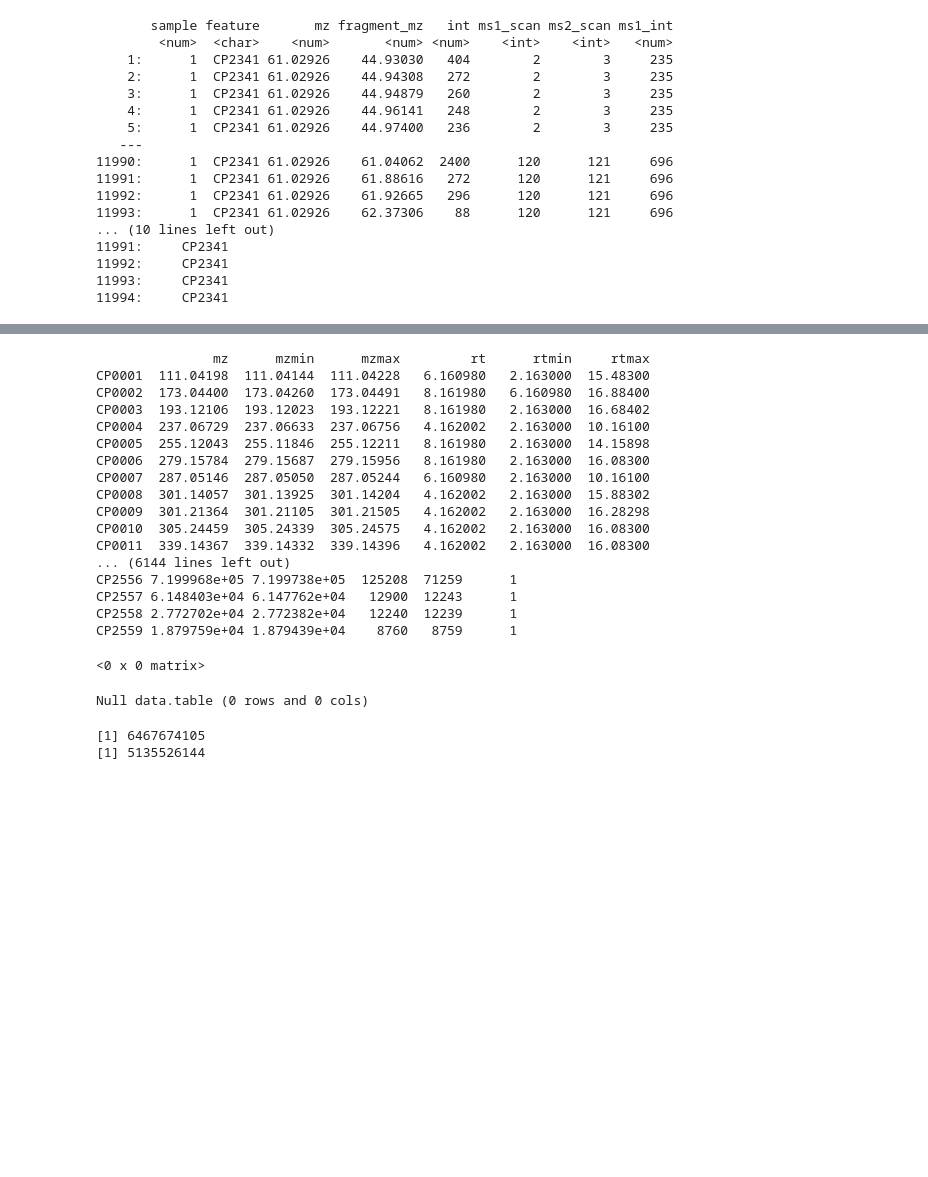
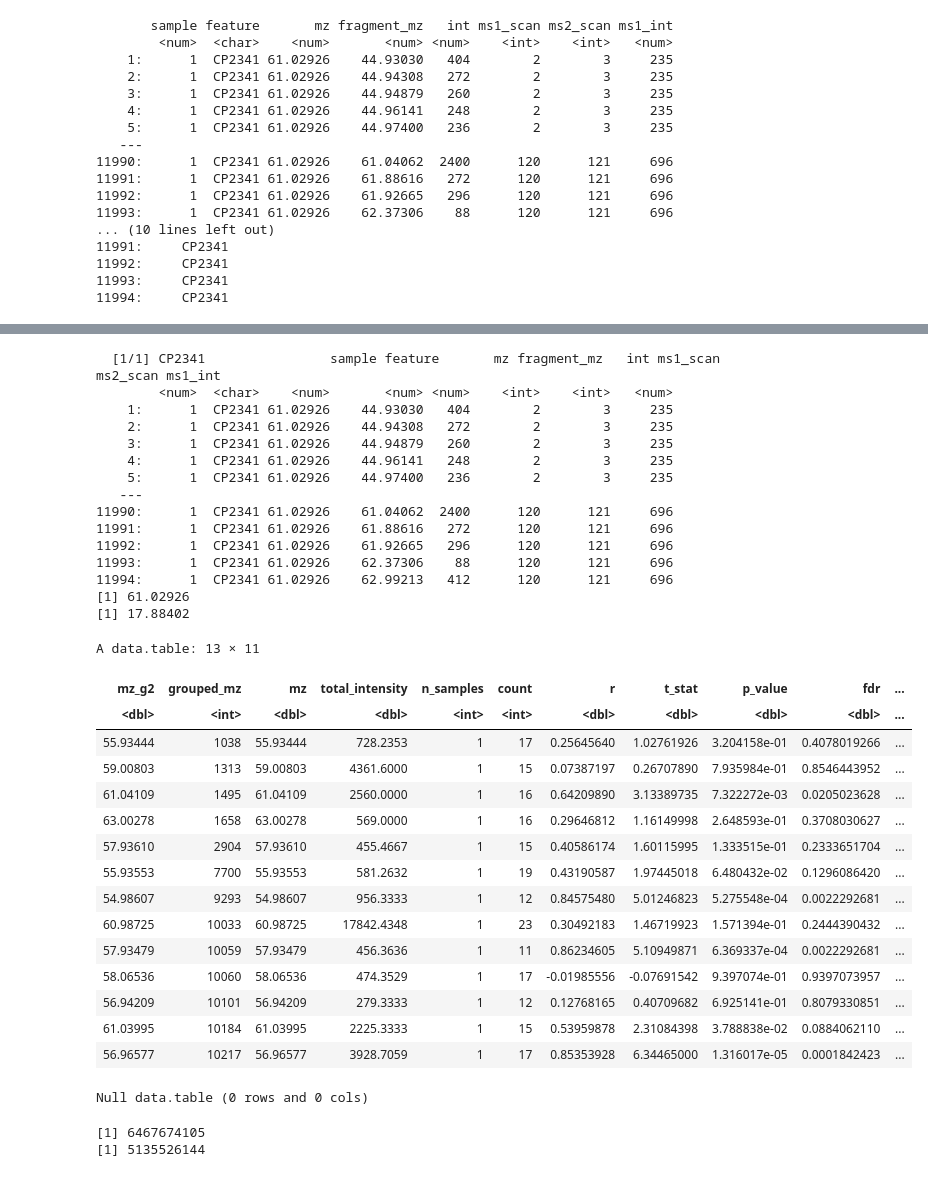
Before and after one commit to JohanLassen/carpeDIAMS, a Jupyter notebook: experiments.ipynb, the cells around one changed output, grey strips where cells are left out. Cells and saved outputs as stored; diff of their text form; code cells hidden in the pictures; blank space fills up the shorter version.

```diff
--- a/experiments.ipynb
+++ b/experiments.ipynb
@@ -316,6 +346,3 @@ print(a)
 11992:     CP2341
 11993:     CP2341
 11994:     CP2341
-# %%
-fd <- as.data.frame(fd)
-fd
@@ -342,7 +349,7 @@ A data.frame: 39591 × 1
 # %%
 targets = "CP2341"
 file_directory = tmp_dir
-fd               = fd
+fd               = as.data.frame(fd)
 con              = NULL
 ms1_ppm          = 10
 grouper          = ppm_upgma(ppm = 30)
@@ -353,6 +360,7 @@ min_count        = 10L
 mgf_dir          = NULL
 fetch_chunk_size = 200L
 progress         = TRUE
+report = FALSE
 
 own_con <- is.null(con)
 if (own_con) {
@@ -364,8 +372,11 @@ fd_df <- NULL
 if (!is.null(fd)) {
   fd_df <- as.data.frame(fd)
   if ("feature_id" %in% colnames(fd_df)) rownames(fd_df) <- fd_df$feature_id
+  if (!"mzmed" %in% colnames(fd_df) && "mz" %in% colnames(fd_df))
+    fd_df$mzmed <- fd_df$mz
+  if (!"rtmed" %in% colnames(fd_df) && "rt" %in% colnames(fd_df))
+    fd_df$rtmed <- fd_df$rt
 }
-print(fd_df)
 has_fd <- !is.null(fd_df)
 
 total <- length(targets)
@@ -430,56 +441,70 @@ results <- data.table::rbindlist(lapply(fetch_chunks, function(chunk_ids) {
     }
 
     n_samples_per_group <- out$grouped_signal[
       group %in% pseudo_spec$group,
       .(n_samples = data.table::uniqueN(sample)),
       by = group
     ]
     pseudo_spec <- merge(pseudo_spec, n_samples_per_group,
                           by = "group", all.x = TRUE)
 
     data.table::data.table(
       mz_g2           = pseudo_spec$fragment_mz,
       grouped_mz      = as.integer(pseudo_spec$group),
       mz              = pseudo_spec$fragment_mz,
       total_intensity = pseudo_spec$int,
       n_samples       = as.integer(pseudo_spec$n_samples),
       count           = as.integer(pseudo_spec$count),
       r               = pseudo_spec$correlation,
-      t_stat          = NA_real_,
+      t_stat          = pseudo_spec$correlation * sqrt(pseudo_spec$count - 2) /
+         sqrt(1 - pseudo_spec$correlation^2),
       p_value         = pseudo_spec$p_value,
       fdr             = pseudo_spec$fdr,
       feature_id      = target
     )
   }), fill = TRUE)
 }), fill = TRUE)
 
 if (progress) cat("\n")
 results
 
 DBI::dbDisconnect(con, shutdown = TRUE)
 # %% [output]
-               mz      mzmin      mzmax         rt      rtmin     rtmax
-CP0001  111.04198  111.04144  111.04228   6.160980   2.163000  15.48300
-CP0002  173.04400  173.04260  173.04491   8.161980   6.160980  16.88400
-CP0003  193.12106  193.12023  193.12221   8.161980   2.163000  16.68402
-CP0004  237.06729  237.06633  237.06756   4.162002   2.163000  10.16100
-CP0005  255.12043  255.11846  255.12211   8.161980   2.163000  14.15898
-CP0006  279.15784  279.15687  279.15956   8.161980   2.163000  16.08300
-CP0007  287.05146  287.05050  287.05244   6.160980   2.163000  10.16100
-CP0008  301.14057  301.13925  301.14204   4.162002   2.163000  15.88302
-CP0009  301.21364  301.21105  301.21505   4.162002   2.163000  16.28298
-CP0010  305.24459  305.24339  305.24575   4.162002   2.163000  16.08300
-CP0011  339.14367  339.14332  339.14396   4.162002   2.163000  16.08300
-... (6144 lines left out)
-CP2556 7.199968e+05 7.199738e+05  125208  71259      1
-CP2557 6.148403e+04 6.147762e+04   12900  12243      1
-CP2558 2.772702e+04 2.772382e+04   12240  12239      1
-CP2559 1.879759e+04 1.879439e+04    8760   8759      1
+  [1/1] CP2341                sample feature       mz fragment_mz   int ms1_scan ms2_scan ms1_int
+        <num>  <char>    <num>       <num> <num>    <int>    <int>   <num>
+    1:      1  CP2341 61.02926    44.93030   404        2        3     235
+    2:      1  CP2341 61.02926    44.94308   272        2        3     235
+    3:      1  CP2341 61.02926    44.94879   260        2        3     235
+    4:      1  CP2341 61.02926    44.96141   248        2        3     235
+    5:      1  CP2341 61.02926    44.97400   236        2        3     235
+   ---
+11990:      1  CP2341 61.02926    61.04062  2400      120      121     696
+11991:      1  CP2341 61.02926    61.88616   272      120      121     696
+11992:      1  CP2341 61.02926    61.92665   296      120      121     696
+11993:      1  CP2341 61.02926    62.37306    88      120      121     696
+11994:      1  CP2341 61.02926    62.99213   412      120      121     696
+[1] 61.02926
+[1] 17.88402
-<0 x 0 matrix>
+A data.table: 13 × 11
+| mz_g2 | grouped_mz | mz | total_intensity | n_samples | count | r | t_stat | p_value | fdr | ... |
+| <dbl> | <int> | <dbl> | <dbl> | <int> | <int> | <dbl> | <dbl> | <dbl> | <dbl> | ... |
+| 55.93444 | 1038 | 55.93444 | 728.2353 | 1 | 17 | 0.25645640 | 1.02761926 | 3.204158e-01 | 0.4078019266 | ... |
+| 59.00803 | 1313 | 59.00803 | 4361.6000 | 1 | 15 | 0.07387197 | 0.26707890 | 7.935984e-01 | 0.8546443952 | ... |
+| 61.04109 | 1495 | 61.04109 | 2560.0000 | 1 | 16 | 0.64209890 | 3.13389735 | 7.322272e-03 | 0.0205023628 | ... |
+| 63.00278 | 1658 | 63.00278 | 569.0000 | 1 | 16 | 0.29646812 | 1.16149998 | 2.648593e-01 | 0.3708030627 | ... |
+| 57.93610 | 2904 | 57.93610 | 455.4667 | 1 | 15 | 0.40586174 | 1.60115995 | 1.333515e-01 | 0.2333651704 | ... |
+| 55.93553 | 7700 | 55.93553 | 581.2632 | 1 | 19 | 0.43190587 | 1.97445018 | 6.480432e-02 | 0.1296086420 | ... |
+| 54.98607 | 9293 | 54.98607 | 956.3333 | 1 | 12 | 0.84575480 | 5.01246823 | 5.275548e-04 | 0.0022292681 | ... |
+| 60.98725 | 10033 | 60.98725 | 17842.4348 | 1 | 23 | 0.30492183 | 1.46719923 | 1.571394e-01 | 0.2444390432 | ... |
+| 57.93479 | 10059 | 57.93479 | 456.3636 | 1 | 11 | 0.86234605 | 5.10949871 | 6.369337e-04 | 0.0022292681 | ... |
+| 58.06536 | 10060 | 58.06536 | 474.3529 | 1 | 17 | -0.01985556 | -0.07691542 | 9.397074e-01 | 0.9397073957 | ... |
+| 56.94209 | 10101 | 56.94209 | 279.3333 | 1 | 12 | 0.12768165 | 0.40709682 | 6.925141e-01 | 0.8079330851 | ... |
+| 61.03995 | 10184 | 61.03995 | 2225.3333 | 1 | 15 | 0.53959878 | 2.31084398 | 3.788838e-02 | 0.0884062110 | ... |
+| 56.96577 | 10217 | 56.96577 | 3928.7059 | 1 | 17 | 0.85353928 | 6.34465000 | 1.316017e-05 | 0.0001842423 | ... |
-# %%
-print(results)
-# %% [output]
-Null data.table (0 rows and 0 cols)
+# %%
+print(results)
+# %% [output]
+Null data.table (0 rows and 0 cols)
 # %%
 b <- sps |>  |>
     peaksData()
```
Also changed, not shown: parts of 15 cells of this notebook, 6 other files.
